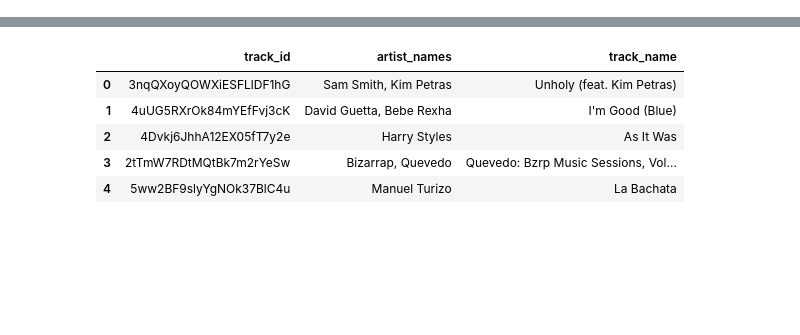
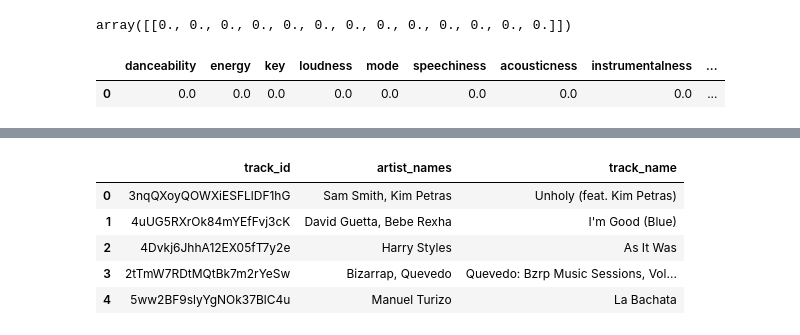
Before and after one commit to Flores-Kevin/rage-against-machine-learning, a Jupyter notebook: testing.ipynb, the cells around one changed output, grey strips where cells are left out. Saved outputs shown, nothing was run; the diff lists cells and outputs as text; code cells hidden in the pictures; blank space fills up the shorter version.

```diff
--- a/testing.ipynb
+++ b/testing.ipynb
@@ -141,3 +143,17 @@ input_track_df.head()
+# %%
+scaler = StandardScaler()
+# scaler = MinMaxScaler()
+
+input_scaled = scaler.fit_transform(input_track_df.iloc[:, 1:14])
+input_scaled
+# %% [output]
+array([[0., 0., 0., 0., 0., 0., 0., 0., 0., 0., 0., 0., 0.]])
+# %%
+input_scaled_df = pd.DataFrame(input_scaled, columns=input_track_df.iloc[:, 1:14].columns)
+input_scaled_df.head()
+# %% [output]
+|  | danceability | energy | key | loudness | mode | speechiness | acousticness | instrumentalness | ... |
+| 0 | 0.0 | 0.0 | 0.0 | 0.0 | 0.0 | 0.0 | 0.0 | 0.0 | ... |
 # %%
 #import global top songs csv and save as a df
 global2022_df = pd.read_csv("resources/regional-global-weekly-2022-10-06.csv")
```
Also changed, not shown: parts of 36 cells of this notebook.
